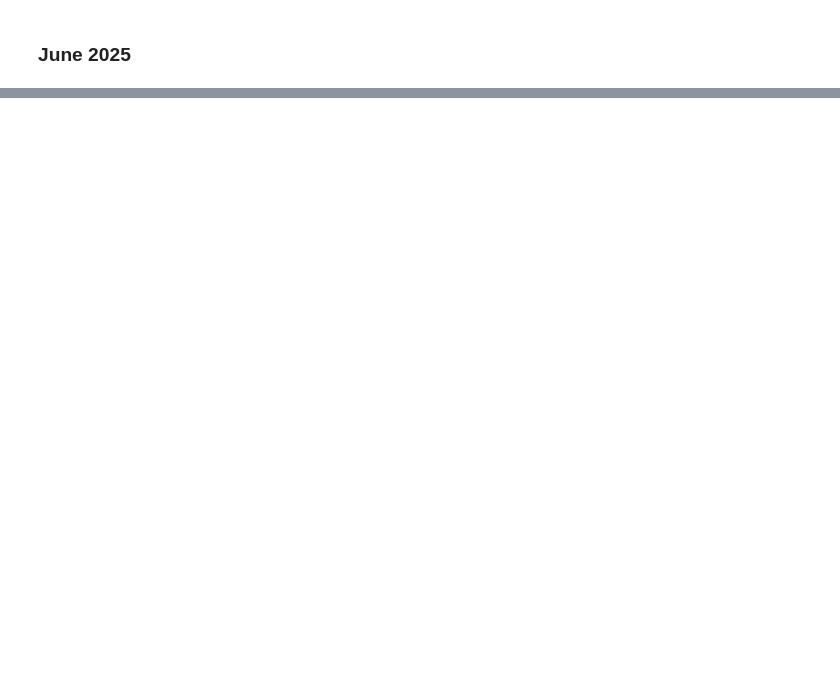
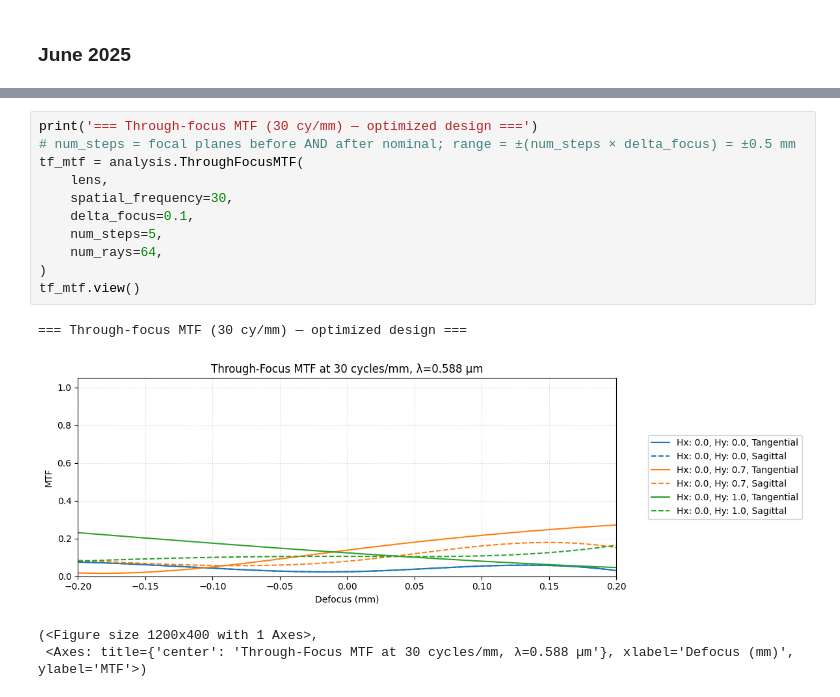
Before and after one commit to optiland/optiland, a Jupyter notebook: docs/examples/Tutorial_3g_Cooke_Triplet_Case_Study.ipynb, the cells around one changed output, grey strips where cells are left out. Drawn from its saved outputs; the diff is of its cells as text; blank space fills up the shorter version.

```diff
--- a/docs/examples/Tutorial_3g_Cooke_Triplet_Case_Study.ipynb
+++ b/docs/examples/Tutorial_3g_Cooke_Triplet_Case_Study.ipynb
@@ -235,0 +581,16 @@ Next steps to explore:
+# %%
+print('=== Through-focus MTF (30 cy/mm) — optimized design ===')
+# num_steps = focal planes before AND after nominal; range = ±(num_steps × delta_focus) = ±0.5 mm
+tf_mtf = analysis.ThroughFocusMTF(
+    lens,
+    spatial_frequency=30,
+    delta_focus=0.1,
+    num_steps=5,
+    num_rays=64,
+)
+tf_mtf.view()
+# %% [output]
+=== Through-focus MTF (30 cy/mm) — optimized design ===
+[figure, added]
+(<Figure size 1200x400 with 1 Axes>,
+ <Axes: title={'center': 'Through-Focus MTF at 30 cycles/mm, λ=0.588 µm'}, xlabel='Defocus (mm)', ylabel='MTF'>)
```
Also changed, not shown: parts of 57 cells of this notebook, 29 other files.
